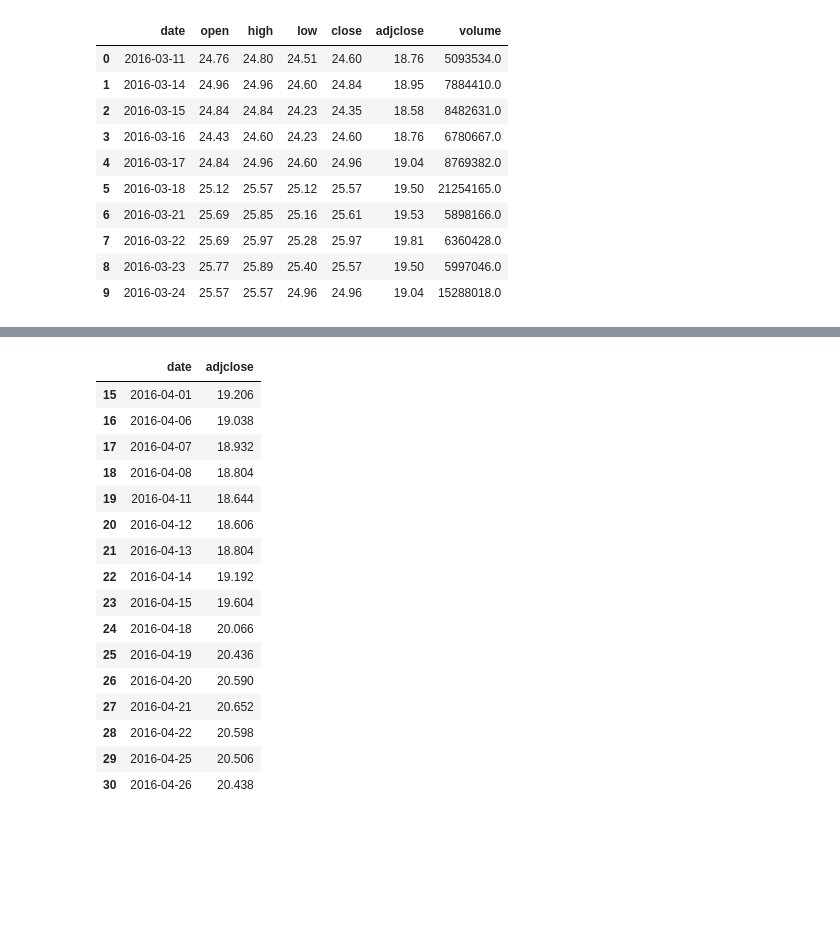
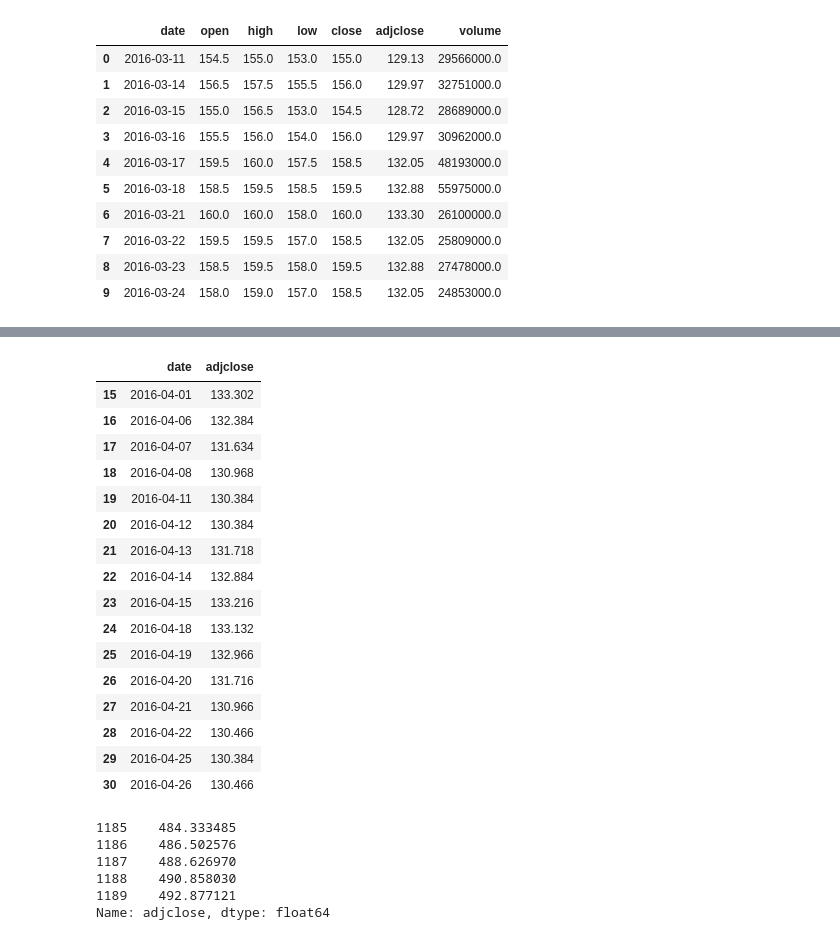
Before and after one commit to mc6666/stock, a Jupyter notebook: SMA_strategy_ITHome.ipynb, the cells around one changed output, grey strips where cells are left out. Saved outputs shown, nothing was run; the diff lists cells and outputs as text; code cells hidden in the pictures; blank space fills up the shorter version.

```diff
--- a/SMA_strategy_ITHome.ipynb
+++ b/SMA_strategy_ITHome.ipynb
@@ -1,21 +1,21 @@
 # %%
 import pandas as pd
 # %%
-df = pd.read_csv('1101.csv')
+df = pd.read_csv('2330.csv')
 df['date'] = pd.to_datetime(df['date'])
 df.head(10)
 # %% [output]
 |  | date | open | high | low | close | adjclose | volume |
-| 0 | 2016-03-11 | 24.76 | 24.80 | 24.51 | 24.60 | 18.76 | 5093534.0 |
-| 1 | 2016-03-14 | 24.96 | 24.96 | 24.60 | 24.84 | 18.95 | 7884410.0 |
-| 2 | 2016-03-15 | 24.84 | 24.84 | 24.23 | 24.35 | 18.58 | 8482631.0 |
-| 3 | 2016-03-16 | 24.43 | 24.60 | 24.23 | 24.60 | 18.76 | 6780667.0 |
-| 4 | 2016-03-17 | 24.84 | 24.96 | 24.60 | 24.96 | 19.04 | 8769382.0 |
-| 5 | 2016-03-18 | 25.12 | 25.57 | 25.12 | 25.57 | 19.50 | 21254165.0 |
-| 6 | 2016-03-21 | 25.69 | 25.85 | 25.16 | 25.61 | 19.53 | 5898166.0 |
-| 7 | 2016-03-22 | 25.69 | 25.97 | 25.28 | 25.97 | 19.81 | 6360428.0 |
-| 8 | 2016-03-23 | 25.77 | 25.89 | 25.40 | 25.57 | 19.50 | 5997046.0 |
-| 9 | 2016-03-24 | 25.57 | 25.57 | 24.96 | 24.96 | 19.04 | 15288018.0 |
+| 0 | 2016-03-11 | 154.5 | 155.0 | 153.0 | 155.0 | 129.13 | 29566000.0 |
+| 1 | 2016-03-14 | 156.5 | 157.5 | 155.5 | 156.0 | 129.97 | 32751000.0 |
+| 2 | 2016-03-15 | 155.0 | 156.5 | 153.0 | 154.5 | 128.72 | 28689000.0 |
+| 3 | 2016-03-16 | 155.5 | 156.0 | 154.0 | 156.0 | 129.97 | 30962000.0 |
+| 4 | 2016-03-17 | 159.5 | 160.0 | 157.5 | 158.5 | 132.05 | 48193000.0 |
+| 5 | 2016-03-18 | 158.5 | 159.5 | 158.5 | 159.5 | 132.88 | 55975000.0 |
+| 6 | 2016-03-21 | 160.0 | 160.0 | 158.0 | 160.0 | 133.30 | 26100000.0 |
+| 7 | 2016-03-22 | 159.5 | 159.5 | 157.0 | 158.5 | 132.05 | 25809000.0 |
+| 8 | 2016-03-23 | 158.5 | 159.5 | 158.0 | 159.5 | 132.88 | 27478000.0 |
+| 9 | 2016-03-24 | 158.0 | 159.0 | 157.0 | 158.5 | 132.05 | 24853000.0 |
 # %%
 df.info()
 # %% [output]
@@ -40,22 +40,31 @@ sma_short['adjclose'] = df['adjclose'].rolling(window=5).mean()
 sma_short.loc[15:30]
 # %% [output]
 |  | date | adjclose |
-| 15 | 2016-04-01 | 19.206 |
-| 16 | 2016-04-06 | 19.038 |
-| 17 | 2016-04-07 | 18.932 |
-| 18 | 2016-04-08 | 18.804 |
-| 19 | 2016-04-11 | 18.644 |
-| 20 | 2016-04-12 | 18.606 |
-| 21 | 2016-04-13 | 18.804 |
-| 22 | 2016-04-14 | 19.192 |
-| 23 | 2016-04-15 | 19.604 |
-| 24 | 2016-04-18 | 20.066 |
-| 25 | 2016-04-19 | 20.436 |
-| 26 | 2016-04-20 | 20.590 |
-| 27 | 2016-04-21 | 20.652 |
-| 28 | 2016-04-22 | 20.598 |
-| 29 | 2016-04-25 | 20.506 |
-| 30 | 2016-04-26 | 20.438 |
+| 15 | 2016-04-01 | 133.302 |
+| 16 | 2016-04-06 | 132.384 |
+| 17 | 2016-04-07 | 131.634 |
+| 18 | 2016-04-08 | 130.968 |
+| 19 | 2016-04-11 | 130.384 |
+| 20 | 2016-04-12 | 130.384 |
+| 21 | 2016-04-13 | 131.718 |
+| 22 | 2016-04-14 | 132.884 |
+| 23 | 2016-04-15 | 133.216 |
+| 24 | 2016-04-18 | 133.132 |
+| 25 | 2016-04-19 | 132.966 |
+| 26 | 2016-04-20 | 131.716 |
+| 27 | 2016-04-21 | 130.966 |
+| 28 | 2016-04-22 | 130.466 |
+| 29 | 2016-04-25 | 130.384 |
+| 30 | 2016-04-26 | 130.466 |
+# %%
+sma_long['adjclose'].tail()
+# %% [output]
+1185    484.333485
+1186    486.502576
+1187    488.626970
+1188    490.858030
+1189    492.877121
+Name: adjclose, dtype: float64
 # %%
 sma_long = pd.DataFrame()
 sma_long['date'] = df['date']
```
Also changed, not shown: parts of 8 cells of this notebook.
